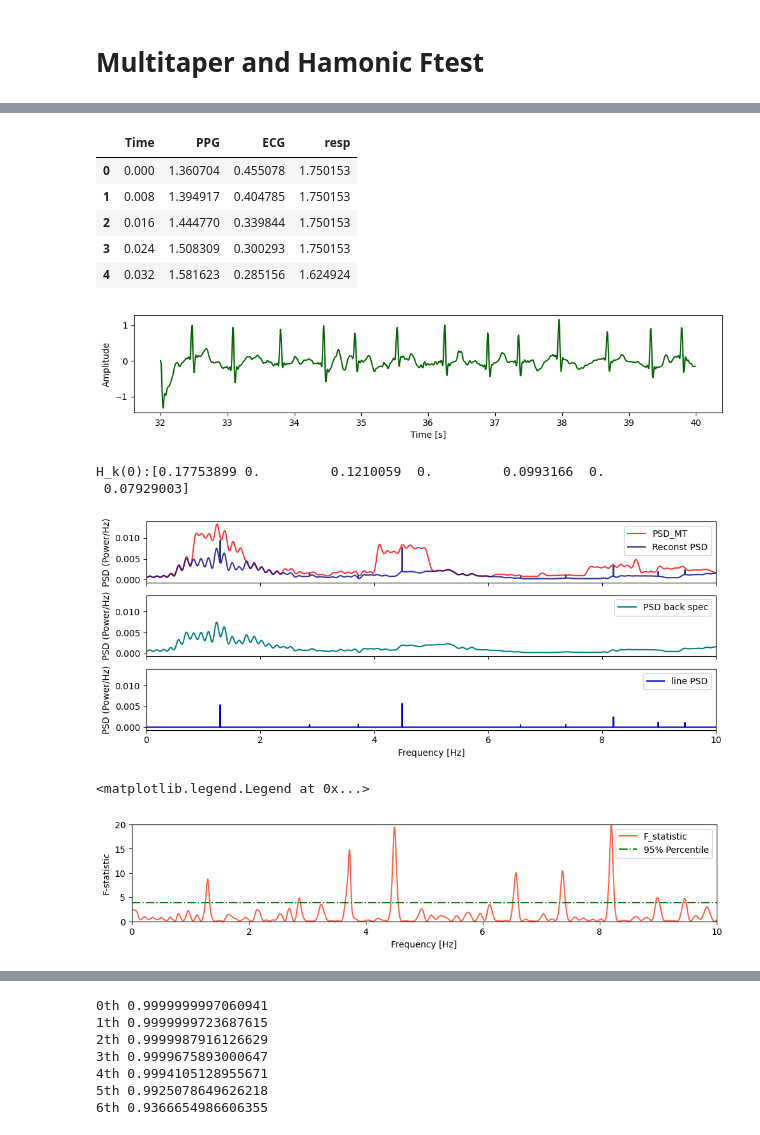
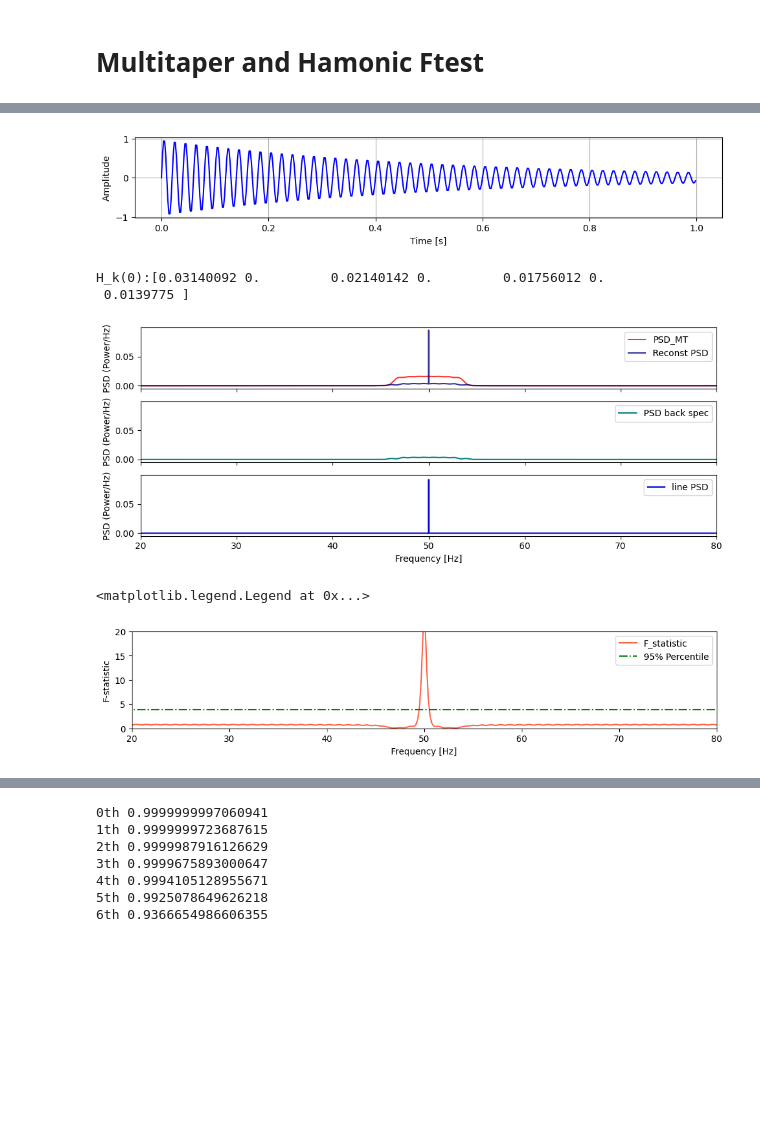
Before and after one commit to Chamusuke/Multitaper_harmonic_Ftest, a Jupyter notebook: example.ipynb, the cells around one changed output, grey strips where cells are left out. Drawn from its saved outputs; the diff is of its cells as text; code cells hidden in the pictures; blank space fills up the shorter version.

```diff
--- a/example.ipynb
+++ b/example.ipynb
@@ -123,93 +12,75 @@ H_k(0):[0.09804702 0.         0.06682723 0.         0.05486128 0.
 # %%
-df_ecg = pd.read_csv("../../test_data/ECG_data.csv")
 
-display(df_ecg.head())
-fs_ECG = 125
-signal_ecg = df_ecg["ECG"].iloc[4000:5000].to_numpy()
-time_ecg = df_ecg["Time"].iloc[4000:5000].to_numpy()
+# パラメータ設定
+fs_e = 500  # サンプリング周波数 (Hz)
+t = np.linspace(0, 1, fs_e, endpoint=False)  # 時間軸（1秒間分のデータ）
 
+f = 50  # 振動の周波数 (Hz)
+decay_rate = 2  # 減衰率（大きいほど早く減衰）
 
+# 減衰振動の生成
+amplitude = np.exp(-decay_rate * t)  # 減衰を表す指数関数
+oscillation = np.sin(2 * np.pi * f * t)  # 正弦波
+# oscillation = np.clip(oscillation, -0.6, 0.6)
+am_signal = amplitude * oscillation  # 減衰振動
 
-def highpass(x, samplerate, cutoff, gpass, gstop):
-    fn = samplerate / 2                           # ナイキスト周波数
-    wp = cutoff / fn                              # 通過域端周波数（正規化）
-    ws = (cutoff * 0.5) / fn                      # 阻止域端周波数（正規化、少し低めに設定）
-    N, Wn = signal.buttord(wp, ws, gpass, gstop)  # フィルタのオーダーと正規化周波数を計算
-    b, a = signal.butter(N, Wn, btype="high")     # ハイパスフィルターを設計
-    y = signal.filtfilt(b, a, x)                  # フィルタ適用（ゼロ位相遅延）
-    return y                                      # フィルタ後の信号を返す
-
-# ハイパスフィルターの設定
-cutoff = 1.0  # 0.5Hzのカットオフ周波数
-gpass = 3     # 通過域最大損失[dB]
-gstop = 40    # 阻止域最小減衰[dB]
-signal_ecg = highpass(signal_ecg, fs_ECG, cutoff, gpass, gstop)
-
-cutoff = 25  # 0.5Hzのカットオフ周波数
-gpass = 3     # 通過域最大損失[dB]
-gstop = 40    # 阻止域最小減衰[dB]
-signal_ecg = lowpass(signal_ecg, fs_ECG, cutoff, gpass, gstop)
-
-fig = plt.figure(1, figsize=(12,2))
+# noisy_am_signal = am_signal
+# プロット
+fig = plt.figure(figsize=(10, 2))
 ax = fig.add_subplot()
-ax.plot(time_ecg, signal_ecg, color='darkgreen')
+ax.plot(t, am_signal, label="AM Signal", color='b')
+ax.set_xlabel("Time [s]")
 ax.set_ylabel("Amplitude")
-ax.set_xlabel("Time [s]")
+ax.grid()
+plt.tight_layout()
 plt.show()
 
 
-
-
-MTSpec = MultiTaper_Periodogram(NW=4, nfft=2**16)
-MTSpec.MT_Spec(signal_ecg, fs_ECG)
+MTSpec = MultiTaper_Periodogram(NW=4,nfft=2**16)
+MTSpec.MT_Spec(am_signal, fs_e)
 MTSpec.Harmonic_Ftest(p_level=0.05)
 
 fig, axes = plt.subplots(3, 1, figsize=(10, 4),sharex=True, sharey=True)  # 3行1列のサブプロット
-# ---- 1つ目のプロット (PSD) ----
+
+# ---- プロット (PSD_MT，Reconstructed PS) ----
 ax = axes[0]
 ax.plot(MTSpec.f, MTSpec.mt_psd, '-', label='PSD_MT', alpha=0.8, c='r', lw=1.5)
 ax.plot(MTSpec.f, MTSpec.re_psd[1, :], '-', label='Reconst PSD', alpha=0.8, c='navy', lw=1.5)
 ax.set_ylabel('PSD (Power/Hz)')
 # ax.set_yscale("log")
-ax.set_xlim(0,10)
+ax.set_xlim(20,80)
 ax.legend()
 
-# ---- プロット (Reconstructed PSD) ----
+# ---- プロット (Backpectrum PSD) ----
 ax = axes[1]
 ax.plot(MTSpec.f, MTSpec.re_psd[0, :], '-', label='PSD back spec', alpha=1, c='teal', lw=1.5)
 ax.set_ylabel('PSD (Power/Hz)')
 ax.legend()
-# ---- プロット (Reconstructed PSD) ----
+# ---- プロット (Spectrum Line PSD) ----
 ax = axes[2]
 ax.plot(MTSpec.f, MTSpec.re_psd[2, :], '-', label='line PSD', alpha=1, c='mediumblue', lw=1.5)
 ax.set_ylabel('PSD (Power/Hz)')
 ax.set_xlabel('Frequency [Hz]')
 ax.legend()
 # ---- レイアウトの調整 ----
 plt.tight_layout()  # 各プロットの間隔を調整
 plt.show()
 
 
 # ---- プロット (F-statistic) ----
 fig = plt.figure(figsize=(12, 2))
 ax = fig.add_subplot()
 ax.plot(MTSpec.f, MTSpec.F_stat[0, :], '-', label='F_statistic', alpha=1, c='tomato', lw=1.5)
 ax.hlines(MTSpec.F_crit, MTSpec.f[0], MTSpec.f[-1], linestyles="-.", color='green', label='95% Percentile')
 ax.set_ylabel('F-statistic')
 ax.set_xlabel('Frequency [Hz]')
-ax.set_xlim(0,10)
+ax.set_xlim(20,80)
 ax.set_ylim(0,20)
 ax.legend()
 # %% [output]
-|  | Time | PPG | ECG | resp |
-| 0 | 0.000 | 1.360704 | 0.455078 | 1.750153 |
-| 1 | 0.008 | 1.394917 | 0.404785 | 1.750153 |
-| 2 | 0.016 | 1.444770 | 0.339844 | 1.750153 |
-| 3 | 0.024 | 1.508309 | 0.300293 | 1.750153 |
-| 4 | 0.032 | 1.581623 | 0.285156 | 1.624924 |
-[figure, old version]
+[figure, new version]
-H_k(0):[0.17753899 0.         0.1210059  0.         0.0993166  0.
- 0.07929003]
+H_k(0):[0.03140092 0.         0.02140142 0.         0.01756012 0.
+ 0.0139775 ]
-[figure, old version]
+[figure, new version]
 <matplotlib.legend.Legend at 0x...>
-[figure, old version]
+[figure, new version]
```
Also changed, not shown: parts of 8 cells of this notebook, 1 other file.
